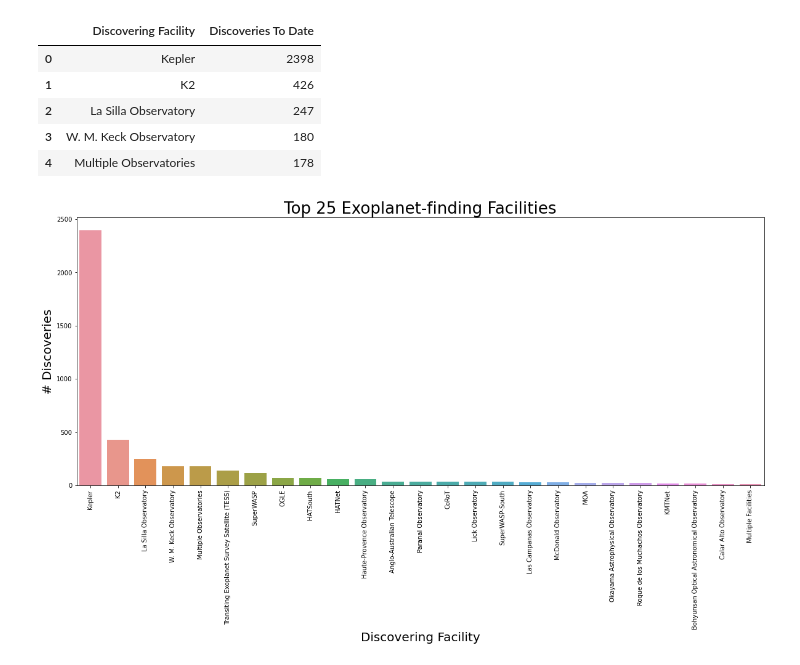
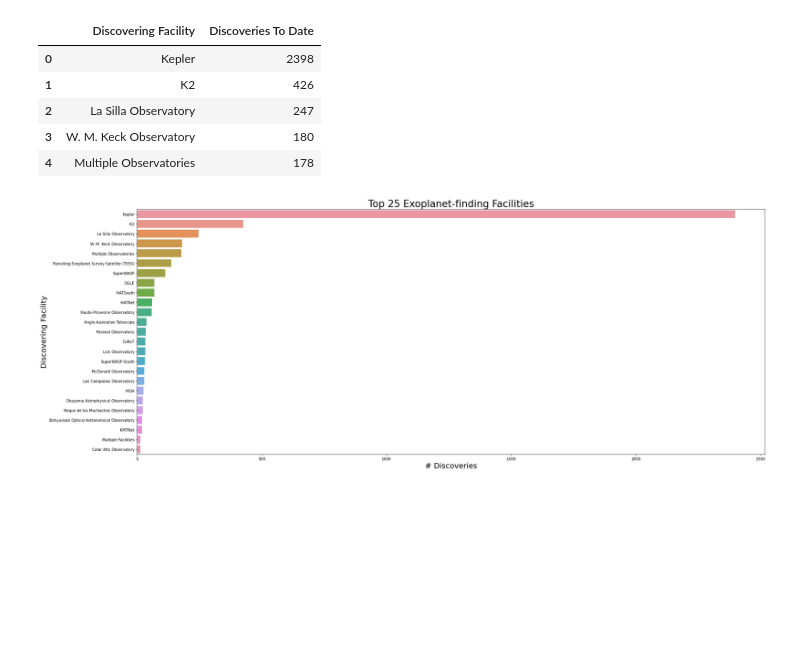
Before and after one commit to medrich/exos_cap, a Jupyter notebook: milky_way_stuff.ipynb, the cells around one changed output. Cells and saved outputs as stored; diff of their text form; code cells hidden in the pictures; blank space fills up the shorter version.

```diff
--- a/milky_way_stuff.ipynb
+++ b/milky_way_stuff.ipynb
@@ -722,19 +762,18 @@ prolific_facilities.head()
 | 4 | Multiple Observatories | 178 |
 # %%
 fig=plt.gcf()
-fig.set_size_inches(20,8)
+fig.set_size_inches(30,12)
 
-ax = sb.barplot(x = prolific_facilities['Discovering Facility'], y = prolific_facilities['Discoveries To Date'], data = prolific_facilities)
+ax = sb.barplot(x = prolific_facilities['Discoveries To Date'], y = prolific_facilities['Discovering Facility'], data = prolific_facilities)
 
 #specfiy axis labels
-ax.set_xlabel(xlabel='Discovering Facility', fontsize = 20)
-ax.set_ylabel(ylabel='# Discoveries',fontsize = 20)
+ax.set_xlabel(xlabel='# Discoveries', fontsize = 20)
+ax.set_ylabel(ylabel='Discovering Facility',fontsize = 20)
 ax.set_title(label='Top 25 Exoplanet-finding Facilities', fontsize=26)
-ax.set_xticklabels(ax.get_xticklabels(),rotation = 90)
 
 plt.savefig('images/prolific_facilities.png')
 # %% [output]
-[figure, old version]
+[figure, new version]
 # %%
 wordcloud = WordCloud(width = 600, height = 600,
 				background_color ='black',
```
Also changed, not shown: parts of 24 cells of this notebook, 26 other files.
